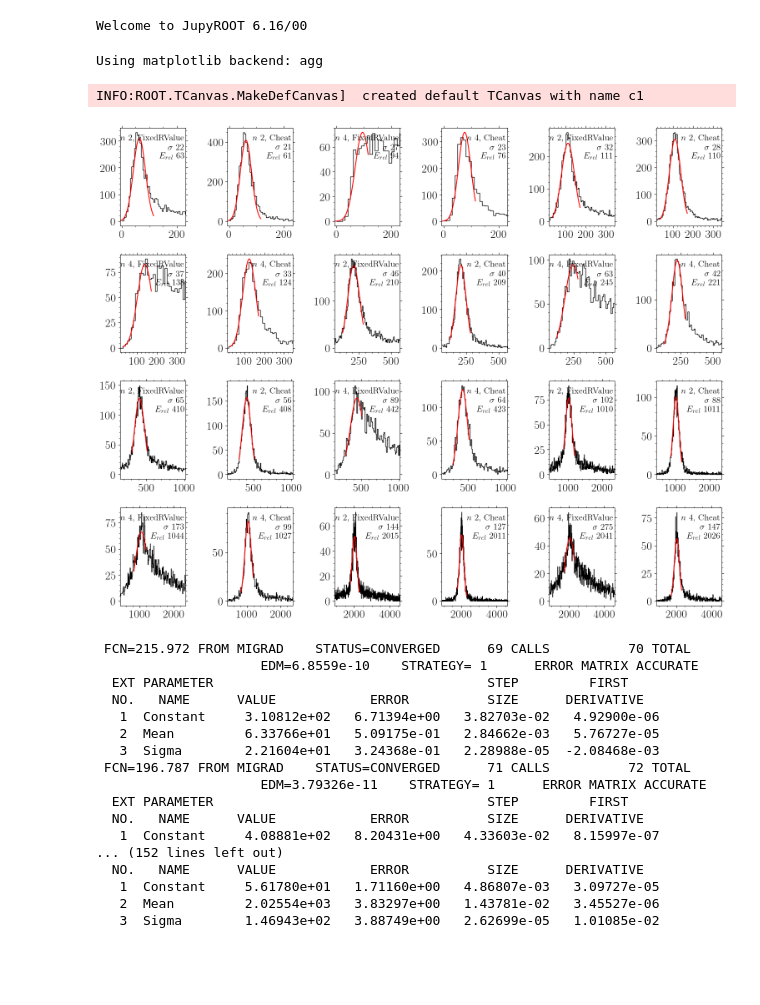
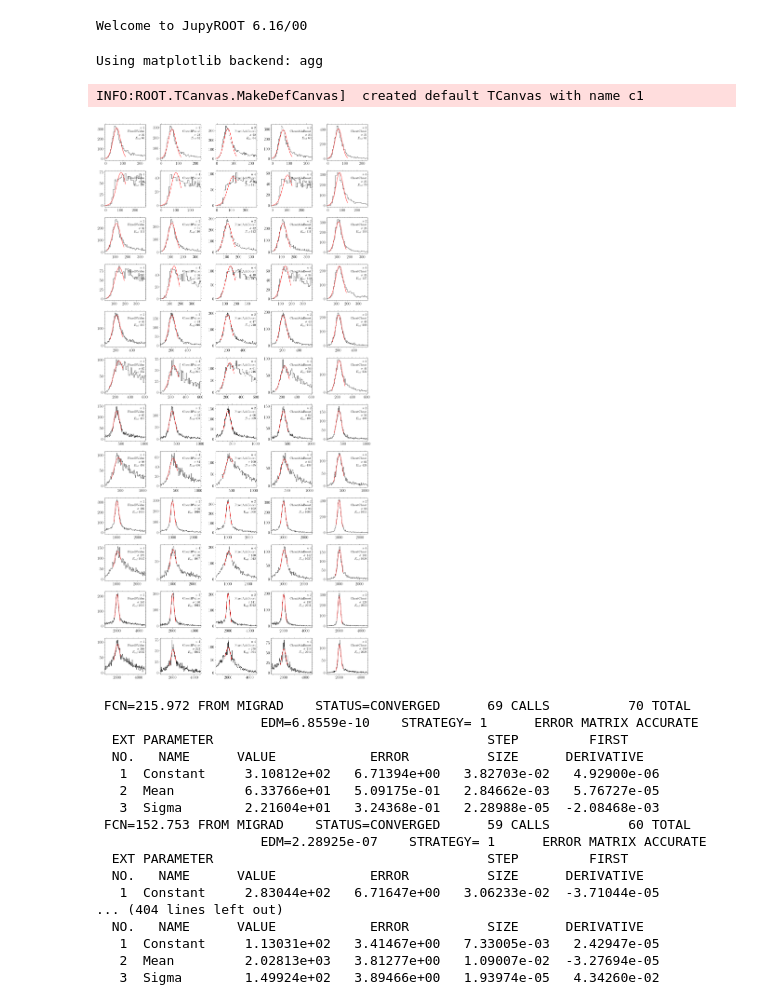
Before and after one commit to janmayer/NeuLAND-OS-20C, a Jupyter notebook: 04-evaluate.ipynb, the cells around one changed output. Saved outputs shown, nothing was run; the diff lists cells and outputs as text; code cells hidden in the pictures; blank space fills up the shorter version.

```diff
--- a/04-evaluate.ipynb
+++ b/04-evaluate.ipynb
@@ -5,6 +5,7 @@ energies = [500]
 erels = [50, 100, 200, 400, 1000, 2000]
 neutrons = [1, 2, 3, 4]
 physicss = ["inclxx"]
+algos = ["FixedRValue", "CheatRValue", "FixedAdaBoost", "CheatAdaBoost", "CheatCheat"]
 # %%
 import numpy as np
 import pandas as pd
@@ -26,7 +27,7 @@ def fit_n_plot(ax, xmin, xmax, hist, rebin):
 
     ax.text(
         0.98,
-        0.8,
+        0.7,
         fr"$\sigma$ {round(fitresult.GetParams()[2])}",
         horizontalalignment="right",
         verticalalignment="center",
@@ -36,7 +37,7 @@ def fit_n_plot(ax, xmin, xmax, hist, rebin):
 
     ax.text(
         0.98,
-        0.7,
+        0.6,
         fr"$E_{{rel}}$ {round(fitresult.GetParams()[1])}",
         horizontalalignment="right",
         verticalalignment="center",
@@ -62,10 +63,10 @@ jobs = [
     for energy in energies
     for erel in erels
     for neutron in [2, 4]
-    for algo in ["FixedRValue", "Cheat"]
+    for algo in algos
 ]
 
-fig = plt.figure(figsize=(6.224 * 2.5, 6.224 * 2))
+fig = plt.figure(figsize=(6.224 * 3, 6.224 * 6))
 tmp = []
 for i, job in enumerate(jobs):
     fn = filename_for(job[0], job[1], job[2], job[3], job[4], "inclxx", ".reco.root")
@@ -79,46 +80,57 @@ for i, job in enumerate(jobs):
     if job[4] == 4:
         rebin = 10
         xmin = 0.88 * job[3] - 60
-        xmax = 1.12 * job[3] + 60
+        xmax = 1.12 * job[3] + 80
+    if job[3] > 900:
+        rebin = 20
 
-    ax = fig.add_subplot(4, len(jobs) / 4, i + 1)
+    ax = fig.add_subplot(len(jobs) / 5, 5, i + 1)
     result = fit_n_plot(ax, xmin, xmax, hist, rebin)
 
     ax.set_xlim(0.5 * xmin, 2 * xmax)
     ax.text(
         0.98,
         0.9,
-        fr"$n$ {job[4]}, {job[5]}",
+        fr"$n$ {job[4]}",
+        horizontalalignment="right",
+        verticalalignment="center",
+        transform=ax.transAxes,
+        fontsize=15,
+    )
+    ax.text(
+        0.98,
+        0.8,
+        fr"{job[5]}",
         horizontalalignment="right",
         verticalalignment="center",
         transform=ax.transAxes,
         fontsize=15,
     )
 
     tmp.append([*job, *result])
 
 fig.tight_layout()
 
 data = pd.DataFrame(tmp)
 data.columns = [
     "distance",
     "doubleplane",
     "energy",
     "erel",
     "neutron",
     "algo",
     "constant",
     "mean",
     "sigma",
     "volume",
     "integral",
 ]
 
 display(fig)
 # %% [output]
 Using matplotlib backend: agg
 INFO:ROOT.TCanvas.MakeDefCanvas]  created default TCanvas with name c1
-[figure, old version]
+[figure, new version]
  FCN=215.972 FROM MIGRAD    STATUS=CONVERGED      69 CALLS          70 TOTAL
                      EDM=6.8559e-10    STRATEGY= 1      ERROR MATRIX ACCURATE
   EXT PARAMETER                                   STEP         FIRST
@@ -126,16 +138,16 @@ INFO:ROOT.TCanvas.MakeDefCanvas]  created default TCanvas with name c1
    1  Constant     3.10812e+02   6.71394e+00   3.82703e-02   4.92900e-06
    2  Mean         6.33766e+01   5.09175e-01   2.84662e-03   5.76727e-05
    3  Sigma        2.21604e+01   3.24368e-01   2.28988e-05  -2.08468e-03
- FCN=196.787 FROM MIGRAD    STATUS=CONVERGED      71 CALLS          72 TOTAL
-                     EDM=3.79326e-11    STRATEGY= 1      ERROR MATRIX ACCURATE
+ FCN=152.753 FROM MIGRAD    STATUS=CONVERGED      59 CALLS          60 TOTAL
+                     EDM=2.28925e-07    STRATEGY= 1      ERROR MATRIX ACCURATE
   EXT PARAMETER                                   STEP         FIRST
   NO.   NAME      VALUE            ERROR          SIZE      DERIVATIVE
-   1  Constant     4.08881e+02   8.20431e+00   4.33603e-02   8.15997e-07
-... (152 lines left out)
+   1  Constant     2.83044e+02   6.71647e+00   3.06233e-02  -3.71044e-05
+... (404 lines left out)
   NO.   NAME      VALUE            ERROR          SIZE      DERIVATIVE
-   1  Constant     5.61780e+01   1.71160e+00   4.86807e-03   3.09727e-05
-   2  Mean         2.02554e+03   3.83297e+00   1.43781e-02   3.45527e-06
-   3  Sigma        1.46943e+02   3.88749e+00   2.62699e-05   1.01085e-02
+   1  Constant     1.13031e+02   3.41467e+00   7.33005e-03   2.42947e-05
+   2  Mean         2.02813e+03   3.81277e+00   1.09007e-02  -3.27694e-05
+   3  Sigma        1.49924e+02   3.89466e+00   1.93974e-05   4.34260e-02
 # %%
 display(data)
 # %% [output]
```
Also changed, not shown: parts of 2 cells of this notebook, 3 other files.
